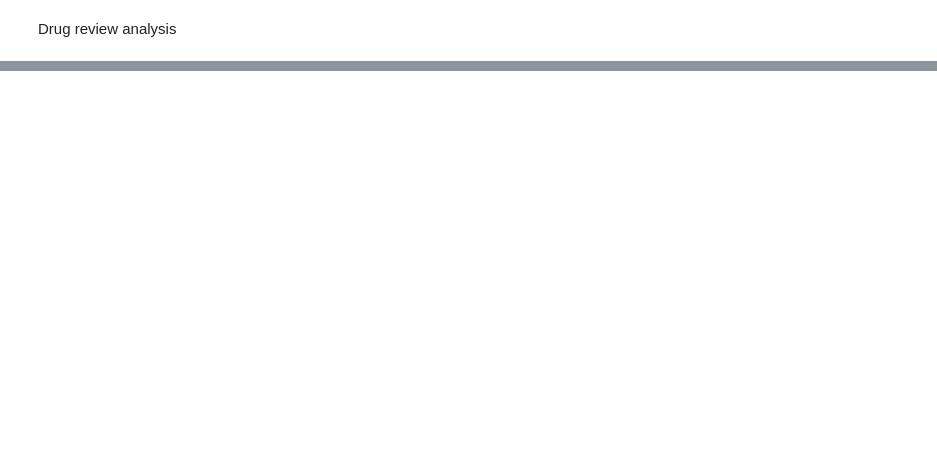
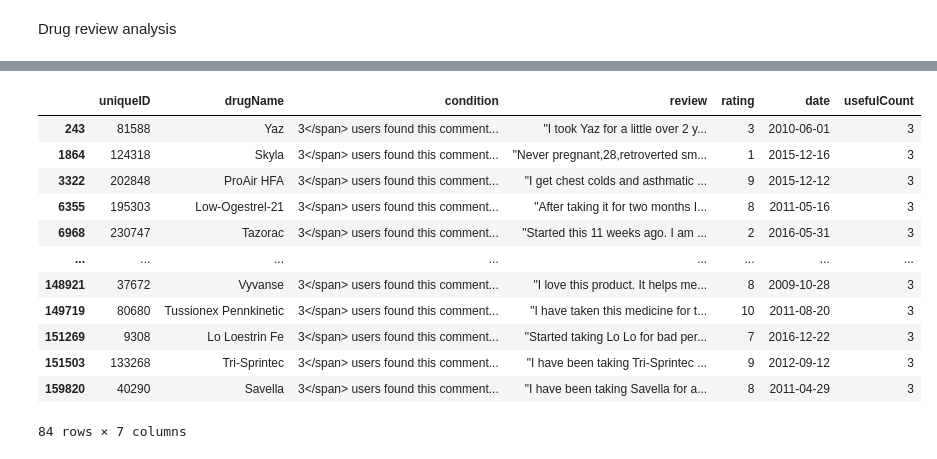
Before and after one commit to Rohith1289/Drug_Review_Analysis, a Jupyter notebook: source_code.ipynb, the cells around one changed output, grey strips where cells are left out. Drawn from its saved outputs; the diff is of its cells as text; code cells hidden in the pictures; blank space fills up the shorter version.

```diff
--- a/source_code.ipynb
+++ b/source_code.ipynb
@@ -25,0 +57,16 @@ df_train.tail()
+# %%
+df_train[df_train['condition']=='3</span> users found this comment helpful.']
+# %% [output]
+|  | uniqueID | drugName | condition | review | rating | date | usefulCount |
+| 243 | 81588 | Yaz | 3</span> users found this comment... | "I took Yaz for a little over 2 y... | 3 | 2010-06-01 | 3 |
+| 1864 | 124318 | Skyla | 3</span> users found this comment... | "Never pregnant,28,retroverted sm... | 1 | 2015-12-16 | 3 |
+| 3322 | 202848 | ProAir HFA | 3</span> users found this comment... | "I get chest colds and asthmatic ... | 9 | 2015-12-12 | 3 |
+| 6355 | 195303 | Low-Ogestrel-21 | 3</span> users found this comment... | "After taking it for two months I... | 8 | 2011-05-16 | 3 |
+| 6968 | 230747 | Tazorac | 3</span> users found this comment... | "Started this 11 weeks ago. I am ... | 2 | 2016-05-31 | 3 |
+| ... | ... | ... | ... | ... | ... | ... | ... |
+| 148921 | 37672 | Vyvanse | 3</span> users found this comment... | "I love this product. It helps me... | 8 | 2009-10-28 | 3 |
+| 149719 | 80680 | Tussionex Pennkinetic | 3</span> users found this comment... | "I have taken this medicine for t... | 10 | 2011-08-20 | 3 |
+| 151269 | 9308 | Lo Loestrin Fe | 3</span> users found this comment... | "Started taking Lo Lo for bad per... | 7 | 2016-12-22 | 3 |
+| 151503 | 133268 | Tri-Sprintec | 3</span> users found this comment... | "I have been taking Tri-Sprintec ... | 9 | 2012-09-12 | 3 |
+| 159820 | 40290 | Savella | 3</span> users found this comment... | "I have been taking Savella for a... | 8 | 2011-04-29 | 3 |
+84 rows × 7 columns
```
Also changed, not shown: parts of 9 cells of this notebook.
